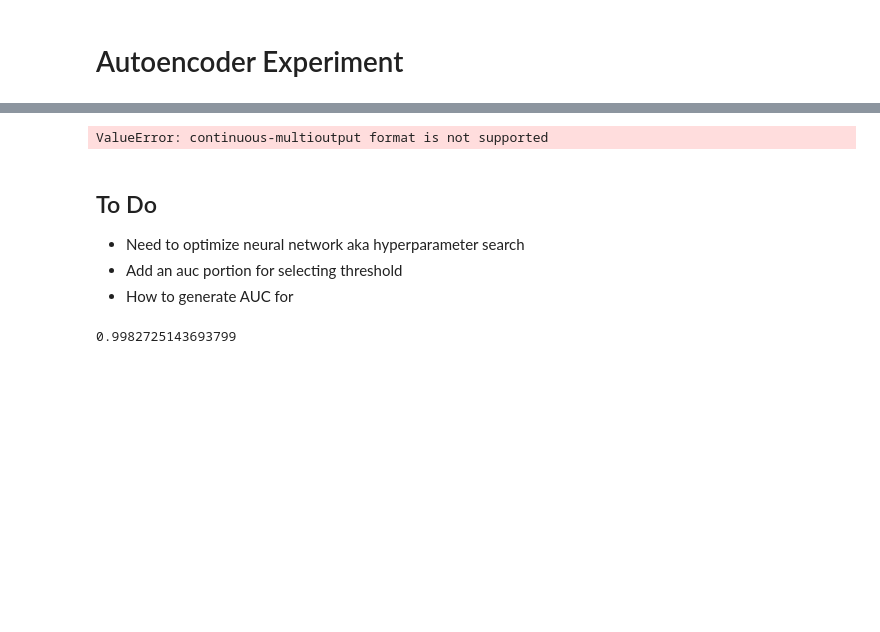
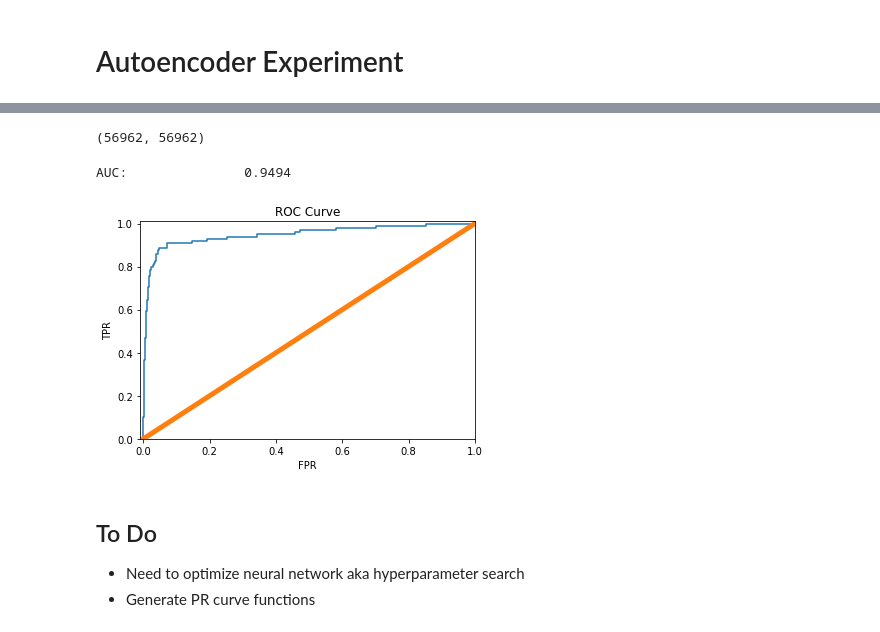
Before and after one commit to jdmendoza/credit_card_fraud_autoencoder, a Jupyter notebook: model_experimenting.ipynb, the cells around one changed output, grey strips where cells are left out. Drawn from its saved outputs; the diff is of its cells as text; code cells hidden in the pictures; blank space fills up the shorter version.

```diff
--- a/model_experimenting.ipynb
+++ b/model_experimenting.ipynb
@@ -357,25 +308,27 @@ F1 Score:               0.2209
+# %%
+len(y_score), len(X_test)
+# %% [output]
+(56962, 56962)
 # %%
 #AUC for autoencoder
-FPR, TPR, thresholds = roc_curve(X_test, y_score)
+FPR, TPR, thresholds = roc_curve(y_test, y_score)
 roc_auc = auc(FPR, TPR,)
+print ("AUC:               %0.4f"% roc_auc)
 
 plt.plot(FPR, TPR)
 plt.plot([0,1],[0,1], linewidth=5)
 
 plt.xlim([-0.01, 1])
 plt.ylim([0, 1.01])
+plt.title('ROC Curve')
 plt.ylabel('TPR')
 plt.xlabel('FPR')
 plt.show()
 # %% [output]
-ValueError: continuous-multioutput format is not supported
+AUC:               0.9494
+[figure, added]
 # %% [markdown]
 ## To Do
 
 - Need to optimize neural network aka hyperparameter search
-- Add an auc portion for selecting threshold
-- How to generate AUC for
+- Generate PR curve functions
-# %%
-1- df_raw['Class'].describe()['mean']
-# %% [output]
-0.9982725143693799
```
Also changed, not shown: parts of 11 cells of this notebook.
